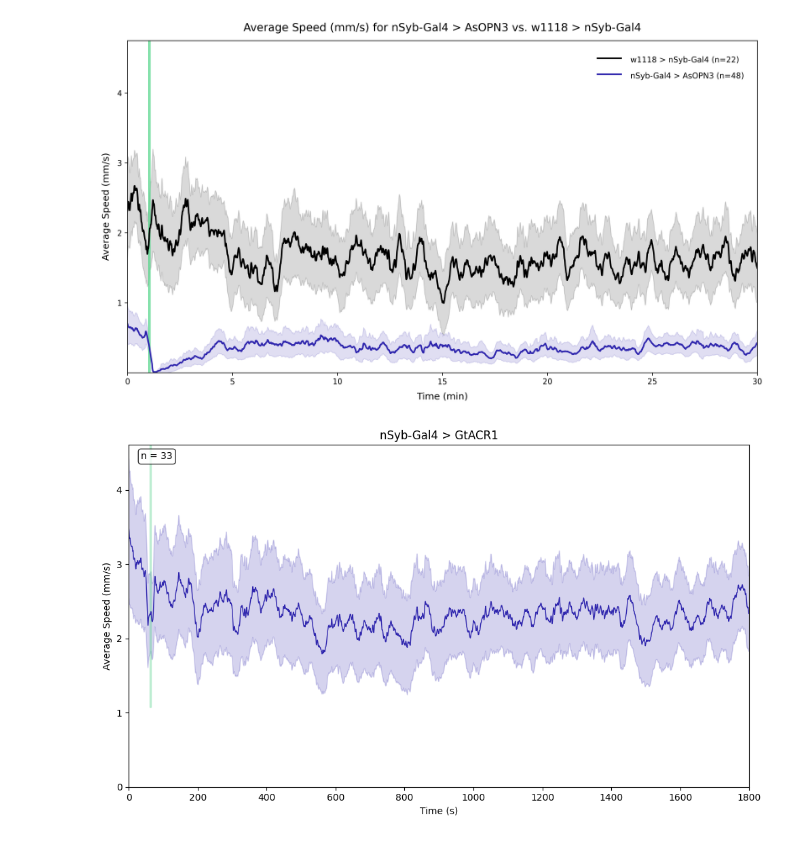
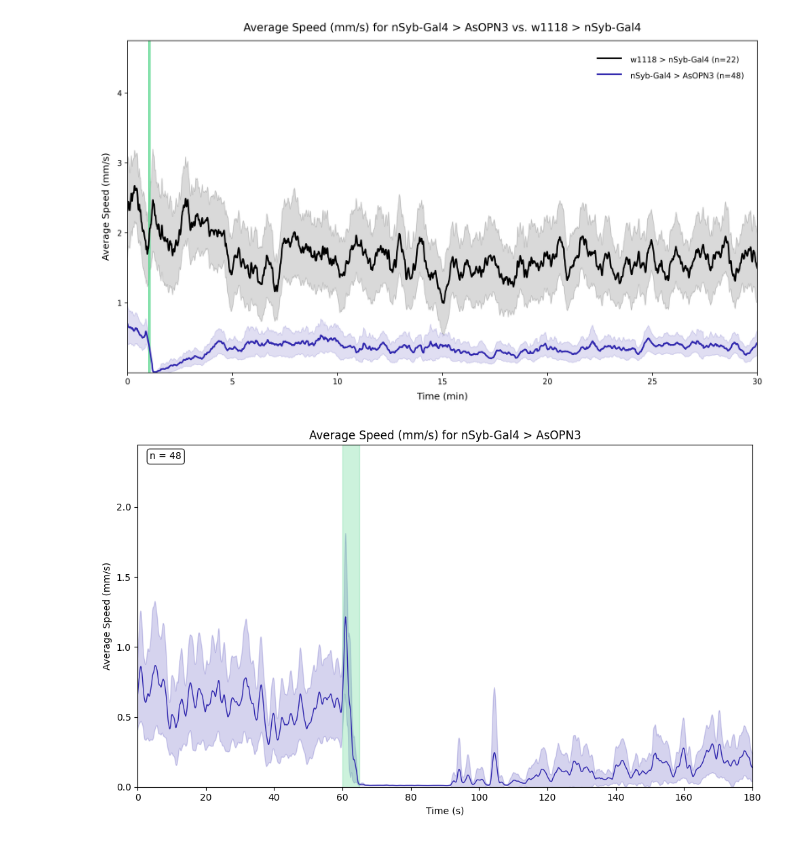
Before and after one commit to lnicole08/TrumelanOPN3, a Jupyter notebook: trumelan code/trumelan linegraph.ipynb, the cells around one changed output. Saved outputs shown, nothing was run; the diff lists cells and outputs as text; code cells hidden in the pictures.

Commit message:
Update trumelan linegraph.ipynb
made single-line graph single-input for source folder, .svg name, and graph title

```diff
--- a/trumelan code/trumelan linegraph.ipynb
+++ b/trumelan code/trumelan linegraph.ipynb
@@ -779,19 +779,72 @@ import matplotlib.pyplot as plt
 import glob
 import os
 import numpy as np
+import re
 
-# Define cross folder name and base path
-cross_folder_name = "elav_acr_csv"
+# -------------------------------------------------------------------
+# USER INPUTS (edit these)
+# -------------------------------------------------------------------
+cross_folder_name = "nsyb_eopn3_csv"
 base_path = "C:\\Users\\Leif_D\\Documents\\trumelan data\\eopn3"
 folder_path = os.path.join(base_path, cross_folder_name)
+# -------------------------------------------------------------------
 
-# Auto-generate plot title
-# parts = cross_folder_name.replace('_', ' ').split()
-# parts = [p for p in parts if p.lower() not in ['x', 'csv']]
-# main = ' > '.join(parts[:2])
-# extra = ' '.join(parts[2:])
-# title_name = f"{main} {extra}" if extra else main
-title_name = "nSyb-Gal4 > GtACR1"
+# -------------------------------------------------------------------
+# INPUT pretty names ("elav" : "Elav-Gal4", etc.). After this, you shouldn't need to touch anything :)
+# -------------------------------------------------------------------
+def pretty_component(name: str) -> str:
+    mapping = {
+        "ok371": "OK371-Gal4",
+        "wtchrmine": "WtChRmine",
+        "cschrimson": "CsChrimson",
+        "nanchung": "Nanchung-Gal4",
+        "eopn3": "AsOPN3",
+        "nsyb": "nSyb-Gal4",
+        "cha": "ChAT-GFP",
+        "acr": "GtACR1",
+        "w1118": "w1118",
+        "elav": "Elav-Gal4",
+    }
+    key = name.strip().lower()
+    return mapping.get(key, name.strip())
+
+# Parse messy folder names into clean component names
+def parse_cross_components(cross_name: str):
+    s = cross_name.strip()
+
+    # If it explicitly uses "x", trust that
+    if re.search(r'\bx\b', s, flags=re.IGNORECASE):
+        parts = re.split(r'\bx\b', s, flags=re.IGNORECASE)
+        parts = [p.strip() for p in parts if p.strip()]
+    else:
+        # Remove trailing “csv”, “5s”, etc.
+        lower_s = s.lower()
+        idx = lower_s.find('csv')
+        if idx != -1:
+            s = s[:idx]
+        s = s.replace('_', ' ')
+        raw_tokens = s.split()
+        parts = []
+        for t in raw_tokens:
+            t_clean = t.strip()
+            # skip pure timing tokens like "5s"
+            if re.match(r'^\d+s$', t_clean.lower()):
+                continue
+            if t_clean:
+                parts.append(t_clean)
+    return [pretty_component(p) for p in parts]
+
+labels = {}
+# Parse components from the folder name
+components = parse_cross_components(cross_folder_name)
+
+# Build a safe title string depending on how many components were found
+if len(components) >= 2:
+    title_name = f"Average Speed (mm/s) for {components[0]} > {components[1]}"
+else:
+    # Fallback if parsing returned only one component
+    title_name = f"Average Speed (mm/s) for {components[0]}"
+
 # Load and process data
 csv_files = glob.glob(os.path.join(folder_path, "*.csv"))
 data_list = []
@@ -843,33 +896,33 @@ plt.fill_between(mean_speed.index, ci_lower, ci_upper, color="#3027AE", alpha=0.
 ylim = plt.ylim()
 illum_start, illum_duration = 60, 5
 plt.gca().add_patch(
     plt.Rectangle(
         (illum_start, ylim[0]),
         illum_duration,
         ylim[1] - ylim[0],
         color='#58D68D',
         alpha=0.3
     )
 )
 
 # Add sample count annotation
 plt.text(0.02, 0.98, f'n = {n}',
          transform=plt.gca().transAxes,
          fontsize=10,
          verticalalignment='top',
          bbox=dict(boxstyle='round', facecolor='white', alpha=0.8))
 
 plt.xlabel("Time (s)")
 plt.ylabel("Average Speed (mm/s)")
 plt.title(title_name)
 plt.ylim(bottom=0)
 plt.xlim(0, 180)
 plt.tight_layout()
 
-output_dir = "C:\\Users\\Leif_D\\Documents\\trumelan data\\eopn3\\20251111 figures"
+output_dir = "C:\\Users\\Leif_D\\Documents\\trumelan data\\eopn3\\20251114 figure"
 os.makedirs(output_dir, exist_ok=True)
-plt.savefig(os.path.join(output_dir, "nSyb-Gal4 x GtACR1 single-line graph.svg"), format='svg', dpi=300, bbox_inches='tight')
+plt.savefig(os.path.join(output_dir, f"{components[0]} x {components[1]} single-line graph.svg"), format='svg', dpi=300, bbox_inches='tight')
 
 plt.show()
 # %% [output]
-[figure, old version]
+[figure, new version]
```
